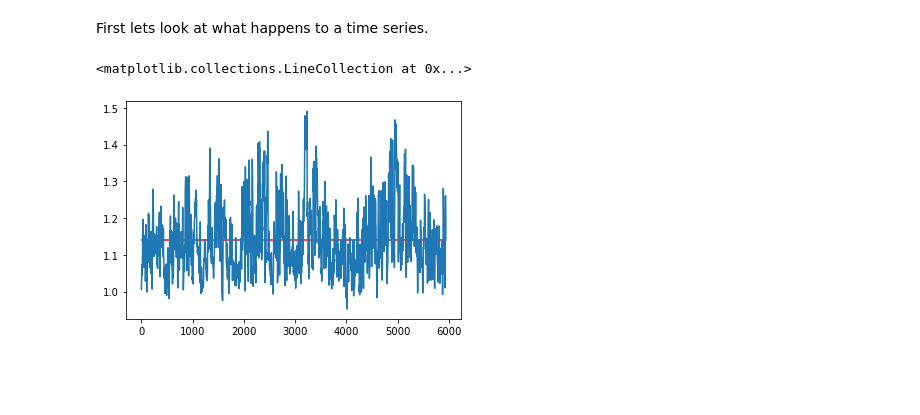
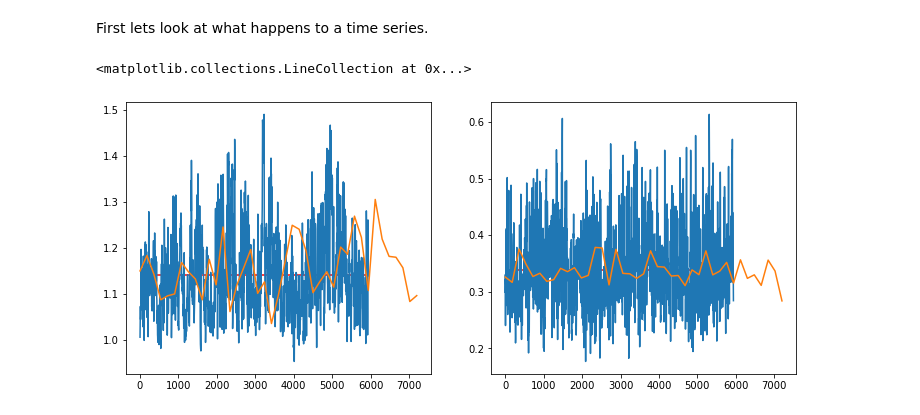
Before and after one commit to ocean-transport/3D_tracer_inversion, a Jupyter notebook: final_analysis/ZA_time_average_properties.ipynb, the cells around one changed output. Drawn from its saved outputs; the diff is of its cells as text; code cells hidden in the pictures; blank space fills up the shorter version.

```diff
--- a/final_analysis/ZA_time_average_properties.ipynb
+++ b/final_analysis/ZA_time_average_properties.ipynb
@@ -36,3 +16,23 @@ Coordinates: (12/32)
+# %%
+data_dir = '/swot/SUM04/dbalwada/channel_model/05km_sponge/run_tracers_restored/'
+
+model_vars = ['uVeltave','vVeltave','wVeltave', 'Ttave',
+             'UTtave', 'VTtave','WTtave','UUtave', 'UVtave', 'VVtave', 'TTtave', 'ETAtave']
+ds_model = open_mdsdataset(data_dir , delta_t=300,
+                          prefix=model_vars,
+                          ignore_unknown_vars=True, geometry='cartesian')
+
+model_vars = ['tracer1_diag', 'tracer2_diag', 'tracer3_diag', 'tracer4_diag', 'tracer5_diag',
+              'tracer6_diag', 'tracer7_diag', 'tracer8_diag', 'tracer9_diag', 'tracer10_diag',
+              'tracer11_diag', 'tracer12_diag', 'tracer13_diag', 'tracer14_diag', 'tracer15_diag',
+              'tracer16_diag', 'tracer17_diag', 'tracer18_diag', 'tracer19_diag', 'tracer20_diag',]
+ds_tracers = open_mdsdataset(data_dir , delta_t=300,
+                          prefix=model_vars,
+                          ignore_unknown_vars=True, geometry='cartesian')
+
+ds_tav = xr.merge([ds_model, ds_tracers])
+# %%
+ds_tav = ds_tav.isel(time=slice(68,110)) # select only last 20 year data
 # %% [markdown]
 ### Impact of time filter on spatial scales
 # %%
@@ -119,12 +167,28 @@ How quickly do the eddy fluxes converge?
 First lets look at what happens to a time series.
 # %%
 T_series = ds['T'].sel(XC=1000e3, YC=1000e3, Z=-1000, method='nearest')
+C_series = ds['PTRACER01'].sel(XC=1000e3, YC=1000e3, Z=-1000, method='nearest')
 T_series.load();
+C_series.load();
 # %%
 time = ((T_series.time - T_series.time[0])/1e9/3600/24).astype('float')
+# %%
+Ttave_series = ds_tav['Ttave'].sel(XC=1000e3, YC=1000e3, Z=-1000, method='nearest')
+Ctave_series = ds_tav['TRAC01'].sel(XC=1000e3, YC=1000e3, Z=-1000, method='nearest')
+
+time_tav = ((Ttave_series.time - Ttave_series.time[0])/1e9/24/3600).astype('float')
 # %%
+plt.figure(figsize=(12, 5))
+
+plt.subplot(121)
 plt.plot(time, T_series)
+plt.plot(time_tav, Ttave_series)
 plt.hlines(T_series.mean(), time[0], time[-1] , color='r')
+
+plt.subplot(122)
+plt.plot(time, C_series)
+plt.plot(time_tav, Ctave_series)
+plt.hlines(C_series.mean(), time[0], time[-1] , color='r')
 # %% [output]
 <matplotlib.collections.LineCollection at 0x...>
-[figure, old version]
+[figure, new version]
```
Also changed, not shown: parts of 36 cells of this notebook.
